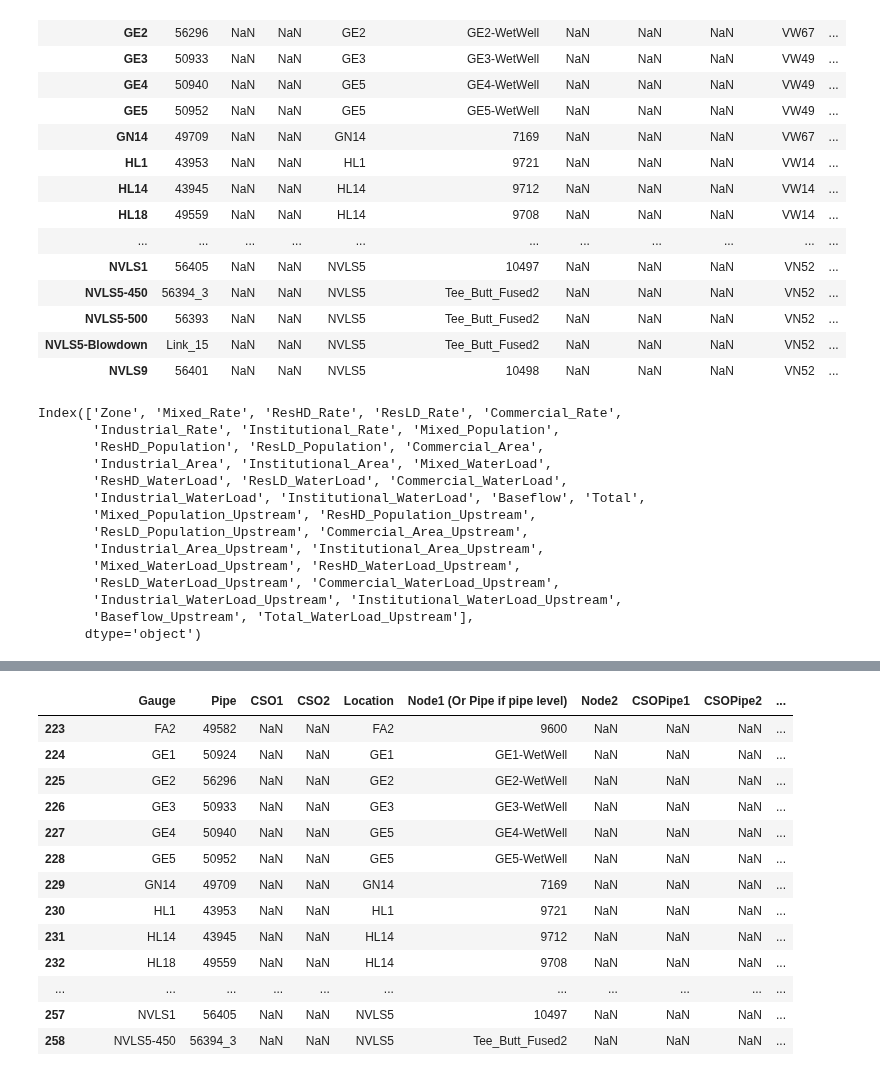
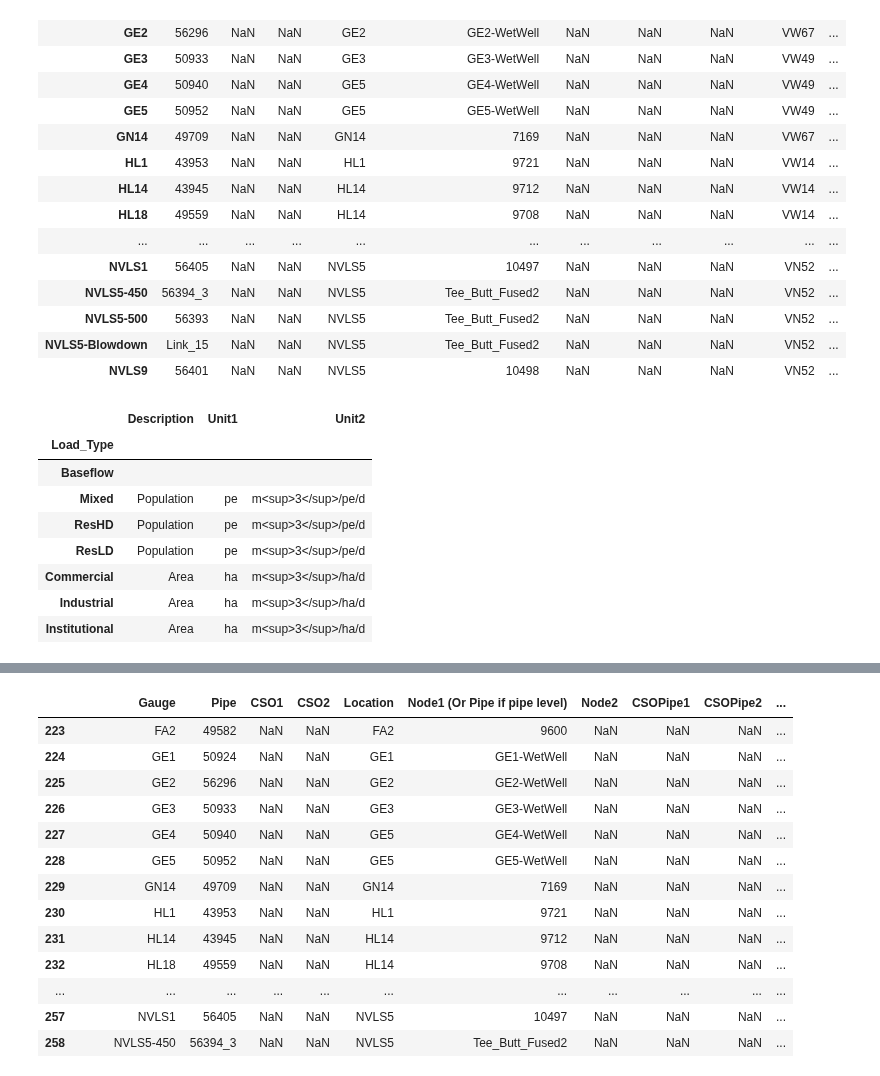
Before and after one commit to henriklocke/Calibration, a Jupyter notebook: Calibration.ipynb, the cells around one changed output, grey strips where cells are left out. Cells and saved outputs as stored; diff of their text form; code cells hidden in the pictures.

```diff
--- a/Calibration.ipynb
+++ b/Calibration.ipynb
@@ -66,42 +66,22 @@ dfs0_folders.append(r"\\prdsynfile01\lws_modelling\SEWER_AREA_MODELS\NSSA\02_MOD
 | NVLS5-500 | 56393 | NaN | NaN | NVLS5 | Tee_Butt_Fused2 | NaN | NaN | NaN | VN52 | ... |
 | NVLS5-Blowdown | Link_15 | NaN | NaN | NVLS5 | Tee_Butt_Fused2 | NaN | NaN | NaN | VN52 | ... |
 | NVLS9 | 56401 | NaN | NaN | NVLS5 | 10498 | NaN | NaN | NaN | VN52 | ... |
-# %%
-res_types = ['Mixed','ResHD','ResLD']
-ici_types = ['Commercial','Industrial','Institutional']
-dwf_specs = pd.read_excel(calibration_sheet,sheet_name="Parameters_DWF",skiprows=1)
-for col in dwf_specs.columns:
-    if col == 'Location':
-        dwf_specs.rename(columns={col:'Zone'},inplace=True)
-    if col in res_types or col in ici_types:
-        dwf_specs.rename(columns={col:col+'_Rate'},inplace=True)
-    if col[-2:] == '.1' and col[:-2] in res_types:
-        dwf_specs.rename(columns={col:col[:-2]+'_Population'},inplace=True)
-    if col[-2:] == '.1' and col[:-2] in ici_types:
-        dwf_specs.rename(columns={col:col[:-2]+'_Area'},inplace=True)
-    if col[-2:] == '.2':
-        dwf_specs.rename(columns={col:col[:-2]+'_WaterLoad'},inplace=True)
-    if col[-2:] == '.3' and col[:-2] in res_types:
-        dwf_specs.rename(columns={col:col[:-2]+'_Population_Upstream'},inplace=True)
-    if col[-2:] == '.3' and col[:-2] in ici_types:
-        dwf_specs.rename(columns={col:col[:-2]+'_Area_Upstream'},inplace=True)
-    if col[-2:] == '.4' or col == 'Total.1':
-        dwf_specs.rename(columns={col:col[:-2]+'_WaterLoad_Upstream'},inplace=True)
-    if col == 'Baseflow.1':
-        dwf_specs.rename(columns={col:col[:-2]+'_Upstream'},inplace=True)
-dwf_specs.columns
-# %% [output]
-Index(['Zone', 'Mixed_Rate', 'ResHD_Rate', 'ResLD_Rate', 'Commercial_Rate',
-       'Industrial_Rate', 'Institutional_Rate', 'Mixed_Population',
-       'ResHD_Population', 'ResLD_Population', 'Commercial_Area',
-       'Industrial_Area', 'Institutional_Area', 'Mixed_WaterLoad',
-       'ResHD_WaterLoad', 'ResLD_WaterLoad', 'Commercial_WaterLoad',
-       'Industrial_WaterLoad', 'Institutional_WaterLoad', 'Baseflow', 'Total',
-       'Mixed_Population_Upstream', 'ResHD_Population_Upstream',
-       'ResLD_Population_Upstream', 'Commercial_Area_Upstream',
-       'Industrial_Area_Upstream', 'Institutional_Area_Upstream',
-       'Mixed_WaterLoad_Upstream', 'ResHD_WaterLoad_Upstream',
-       'ResLD_WaterLoad_Upstream', 'Commercial_WaterLoad_Upstream',
-       'Industrial_WaterLoad_Upstream', 'Institutional_WaterLoad_Upstream',
-       'Baseflow_Upstream', 'Total_WaterLoad_Upstream'],
-      dtype='object')
+# %%
+all_types = [['Baseflow','','','']]
+for res_type in res_types:
+    all_types.append([res_type,'Population','pe','m<sup>3</sup>/pe/d'])
+for ici_type in ici_types:
+    all_types.append([ici_type,'Area','ha','m<sup>3</sup>/ha/d'])
+all_types = pd.DataFrame(all_types, columns =['Load_Type','Description','Unit1','Unit2'])
+all_types.set_index('Load_Type',inplace=True)
+all_types
+# %% [output]
+|  | Description | Unit1 | Unit2 |
+| Load_Type |  |  |  |
+| Baseflow |  |  |  |
+| Mixed | Population | pe | m<sup>3</sup>/pe/d |
+| ResHD | Population | pe | m<sup>3</sup>/pe/d |
+| ResLD | Population | pe | m<sup>3</sup>/pe/d |
+| Commercial | Area | ha | m<sup>3</sup>/ha/d |
+| Industrial | Area | ha | m<sup>3</sup>/ha/d |
+| Institutional | Area | ha | m<sup>3</sup>/ha/d |
```
Also changed, not shown: parts of 14 cells of this notebook.
